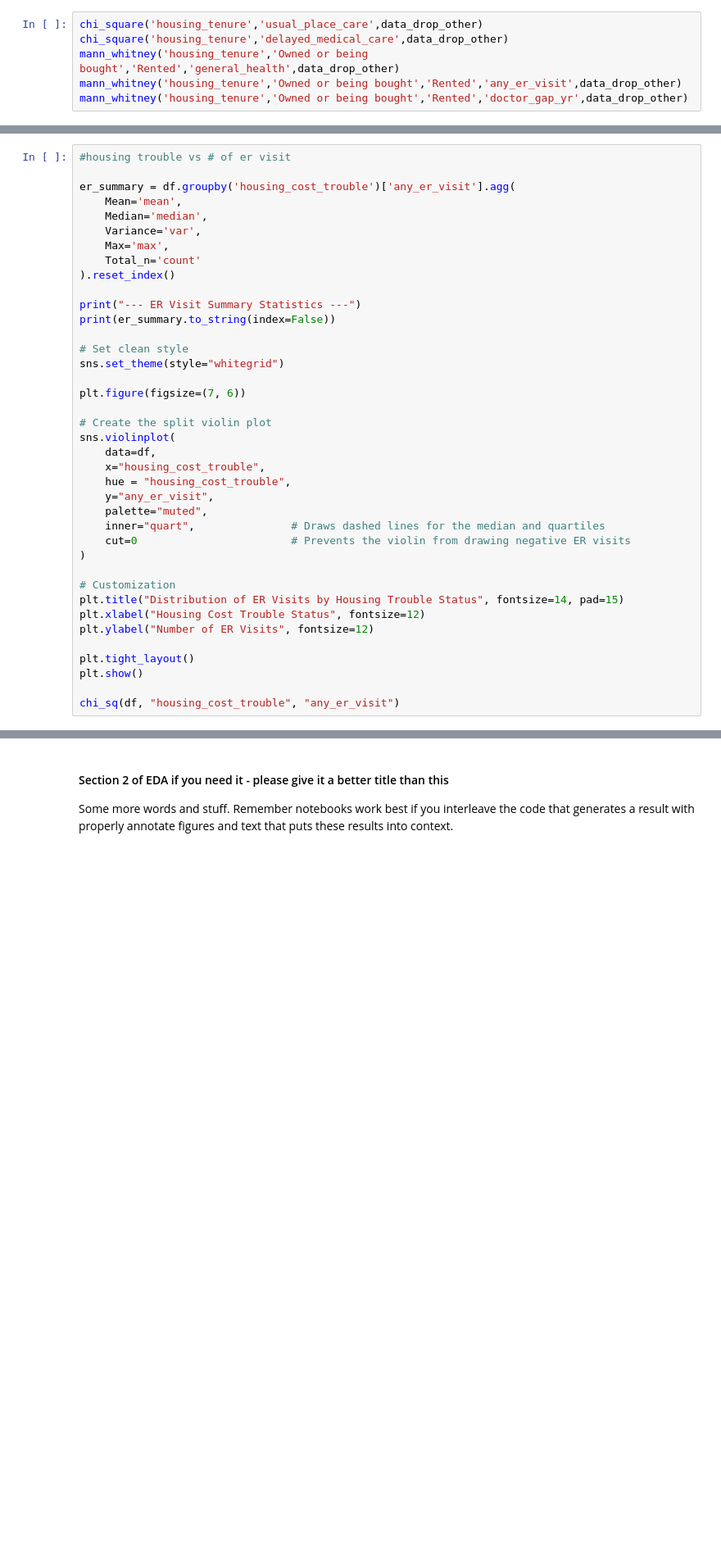
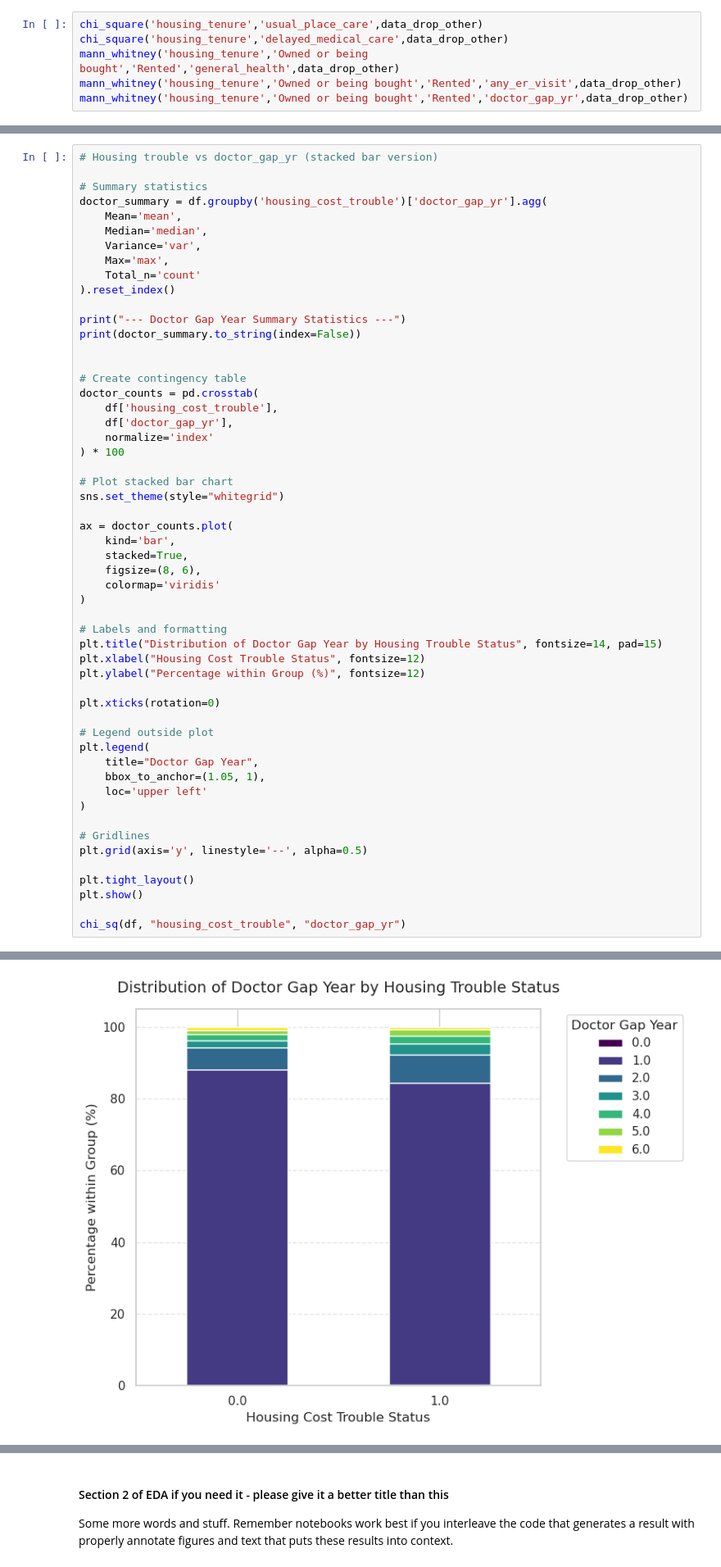
Before and after one commit to COGS108/Group-SP26-079, a Jupyter notebook: 02-EDACheckpoint.ipynb, the cells around one changed output, grey strips where cells are left out. Shown at 82% size. Saved outputs shown, nothing was run; the diff lists cells and outputs as text; blank space fills up the shorter version.

```diff
--- a/02-EDACheckpoint.ipynb
+++ b/02-EDACheckpoint.ipynb
@@ -349,7 +408,8 @@ chi_sq(df, "housing_cost_trouble", 'usual_place_care')
 # %%
-#housing trouble vs # of er visit
+# Housing trouble vs doctor_gap_yr (stacked bar version)
 
-er_summary = df.groupby('housing_cost_trouble')['any_er_visit'].agg(
+# Summary statistics
+doctor_summary = df.groupby('housing_cost_trouble')['doctor_gap_yr'].agg(
     Mean='mean',
     Median='median',
     Variance='var',
@@ -357,31 +417,46 @@ er_summary = df.groupby('housing_cost_trouble')['any_er_visit'].agg(
     Total_n='count'
 ).reset_index()
 
-print("--- ER Visit Summary Statistics ---")
-print(er_summary.to_string(index=False))
+print("--- Doctor Gap Year Summary Statistics ---")
+print(doctor_summary.to_string(index=False))
 
-# Set clean style
+
+# Create contingency table
+doctor_counts = pd.crosstab(
+    df['housing_cost_trouble'],
+    df['doctor_gap_yr'],
+    normalize='index'
+) * 100
+
+# Plot stacked bar chart
 sns.set_theme(style="whitegrid")
 
-plt.figure(figsize=(7, 6))
-
-# Create the split violin plot
-sns.violinplot(
-    data=df,
-    x="housing_cost_trouble",
-    hue = "housing_cost_trouble",
-    y="any_er_visit",
-    palette="muted",
-    inner="quart",               # Draws dashed lines for the median and quartiles
-    cut=0                        # Prevents the violin from drawing negative ER visits
+ax = doctor_counts.plot(
+    kind='bar',
+    stacked=True,
+    figsize=(8, 6),
+    colormap='viridis'
 )
 
-# Customization
-plt.title("Distribution of ER Visits by Housing Trouble Status", fontsize=14, pad=15)
+# Labels and formatting
+plt.title("Distribution of Doctor Gap Year by Housing Trouble Status", fontsize=14, pad=15)
 plt.xlabel("Housing Cost Trouble Status", fontsize=12)
-plt.ylabel("Number of ER Visits", fontsize=12)
+plt.ylabel("Percentage within Group (%)", fontsize=12)
+
+plt.xticks(rotation=0)
+
+# Legend outside plot
+plt.legend(
+    title="Doctor Gap Year",
+    bbox_to_anchor=(1.05, 1),
+    loc='upper left'
+)
+
+# Gridlines
+plt.grid(axis='y', linestyle='--', alpha=0.5)
 
 plt.tight_layout()
 plt.show()
 
-chi_sq(df, "housing_cost_trouble", "any_er_visit")
+chi_sq(df, "housing_cost_trouble", "doctor_gap_yr")
+# %% [output]
@@ -387,0 +467 @@ chi_sq(df, "housing_cost_trouble", "any_er_visit")
+[figure, added]
```
Also changed, not shown: parts of 6 cells of this notebook.
